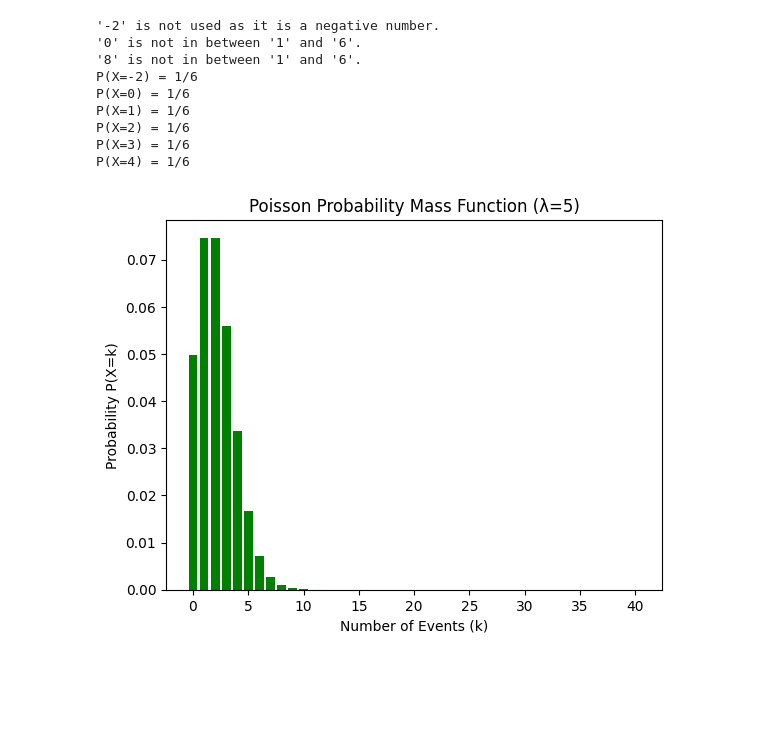
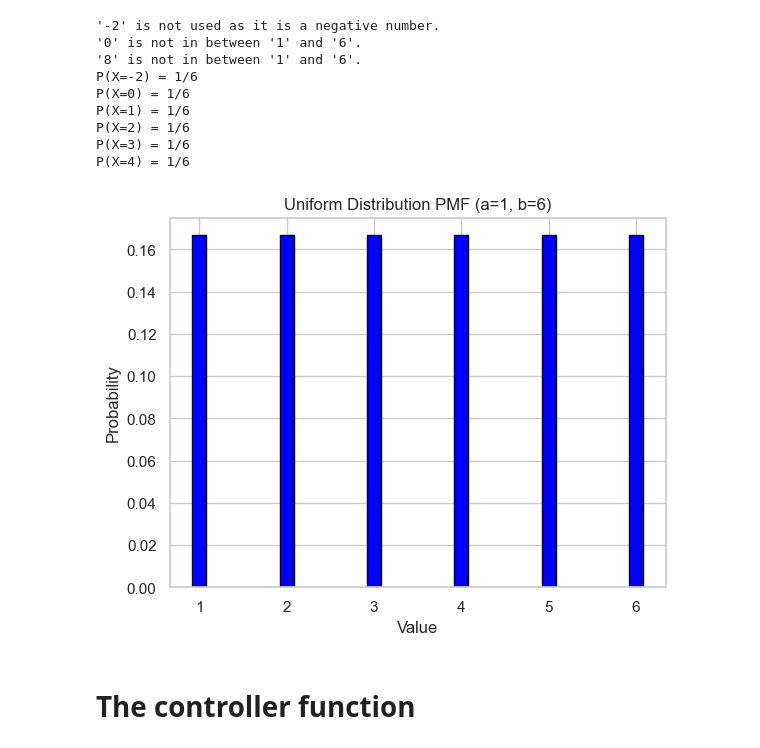
Before and after one commit to zubrist/MFCS-SYSTEM_LAB, a Jupyter notebook: random_variable.ipynb, the cells around one changed output. Cells and saved outputs as stored; diff of their text form; code cells hidden in the pictures; blank space fills up the shorter version.

```diff
--- a/random_variable.ipynb
+++ b/random_variable.ipynb
@@ -100,8 +101,7 @@ def get_binomial_prob(n: int, p: float, vals: list[int]) -> list[float]:
         raise ValueError("Probability p must be between 0 and 1.")
     if n <= 0:
         raise ValueError("Number of trials n must be positive.")
-    if not all(isinstance(val, int) and 0 <= val <= n for val in vals):
-        raise ValueError("All values in the list must be non-negative integers less than or equal to n.")
+
 
     probs = [math.comb(n, k) * p**k * (1-p)**(n-k) for k in vals]
     return probs
@@ -198,9 +191,7 @@ def calculate_geometric_prob(success_prob: float, trials: list[int]) -> list[flo
     if success_prob <= 0 or success_prob >= 1:
         raise ValueError("The success probability must be in the range (0, 1).")
 
-    # Ensure all trial counts are valid positive integers
-    if not all(isinstance(trial, int) and trial > 0 for trial in trials):
-        raise ValueError("All entries in the trials list must be positive integers.")
+
 
     # Calculate the geometric probabilities
     geometric_probs = [((1 - success_prob) ** (trial - 1)) * success_prob for trial in trials]
@@ -317,13 +308,6 @@ for val, prob in zip(vals, probs):
     if prob != 0:
         print(f"P(X={val}) = {prob}")
 # Parameters
-Lambda = 3  # Average rate of events
-vals = range(0, 41)
-
-# Calculate probabilities
-probs = [poisson_pmf(Lambda, no_of_events) for no_of_events in vals]
-for val, prob in zip(vals, probs):
-    print(f"P(X={val}) = {prob}, the probability of {val+1} event(s) happening out of {len(vals)} events when the mean of the events happening is {Lambda}")
 # %% [output]
 '-2' is not used as it is a negative number.
 '0' is not in between '1' and '6'.
@@ -337,20 +321,16 @@ P(X=4) = 1/6
 # %%
 import matplotlib.pyplot as plt
 
 # Filter only the valid values for plotting (1 through 6)
 valid_vals = [val for val in vals if a <= val <= b]
 
 # Plot only valid values and their probabilities
 plt.bar(valid_vals, probs[:len(valid_vals)], color='blue', edgecolor='black', align='center', width=0.16)
 plt.xlabel('Value')
 plt.ylabel('Probability')
 plt.title('Uniform Distribution PMF (a={}, b={})'.format(a, b))
 plt.show()
-# Plot the PMF
-plt.bar(vals, probs, color='green')
-plt.xlabel('Number of Events (k)')
-plt.ylabel('Probability P(X=k)')
-plt.title('Poisson Probability Mass Function (λ=5)')
-plt.show()
 # %% [output]
-[figure, old version]
+[figure, new version]
+# %% [markdown]
+# The controller function
```
Also changed, not shown: parts of 8 cells of this notebook.
